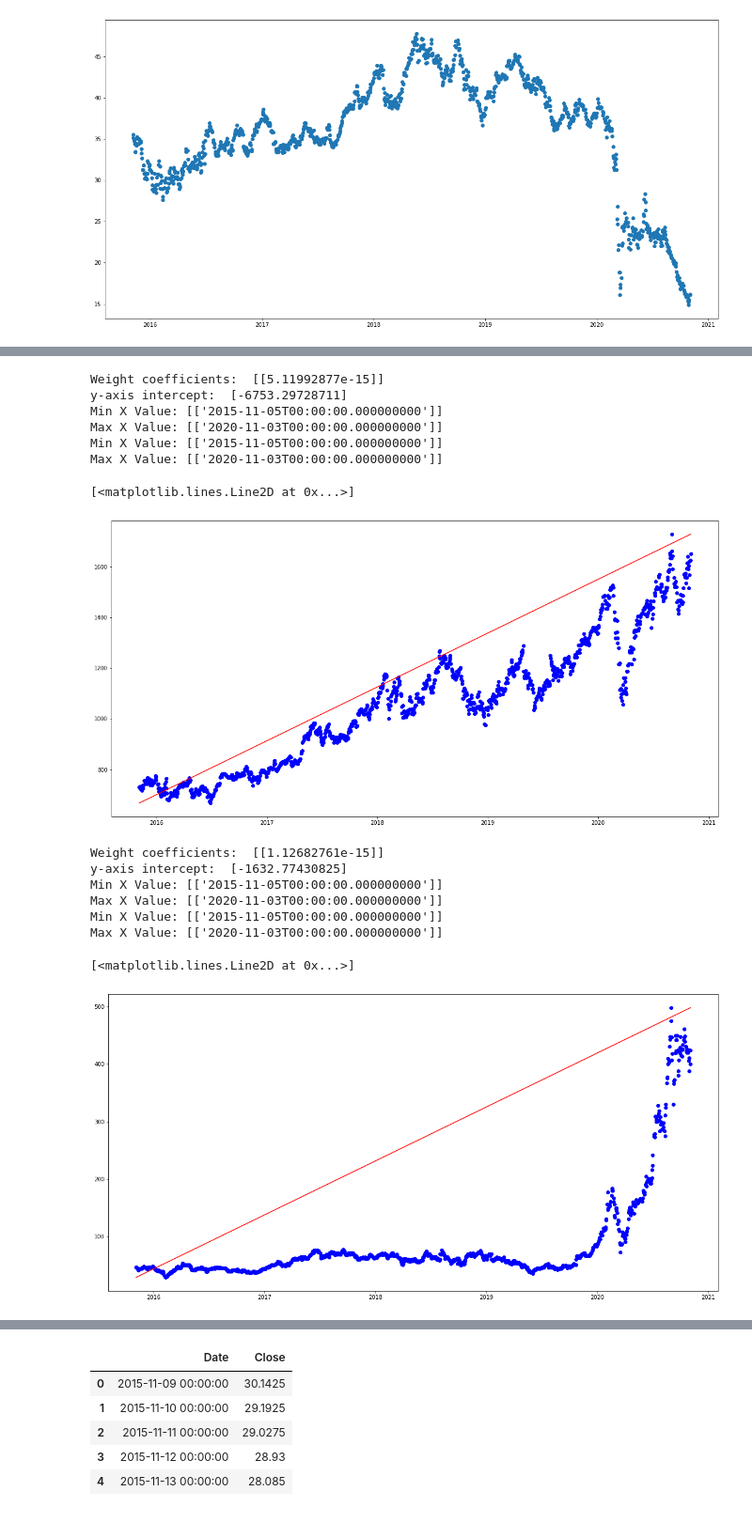
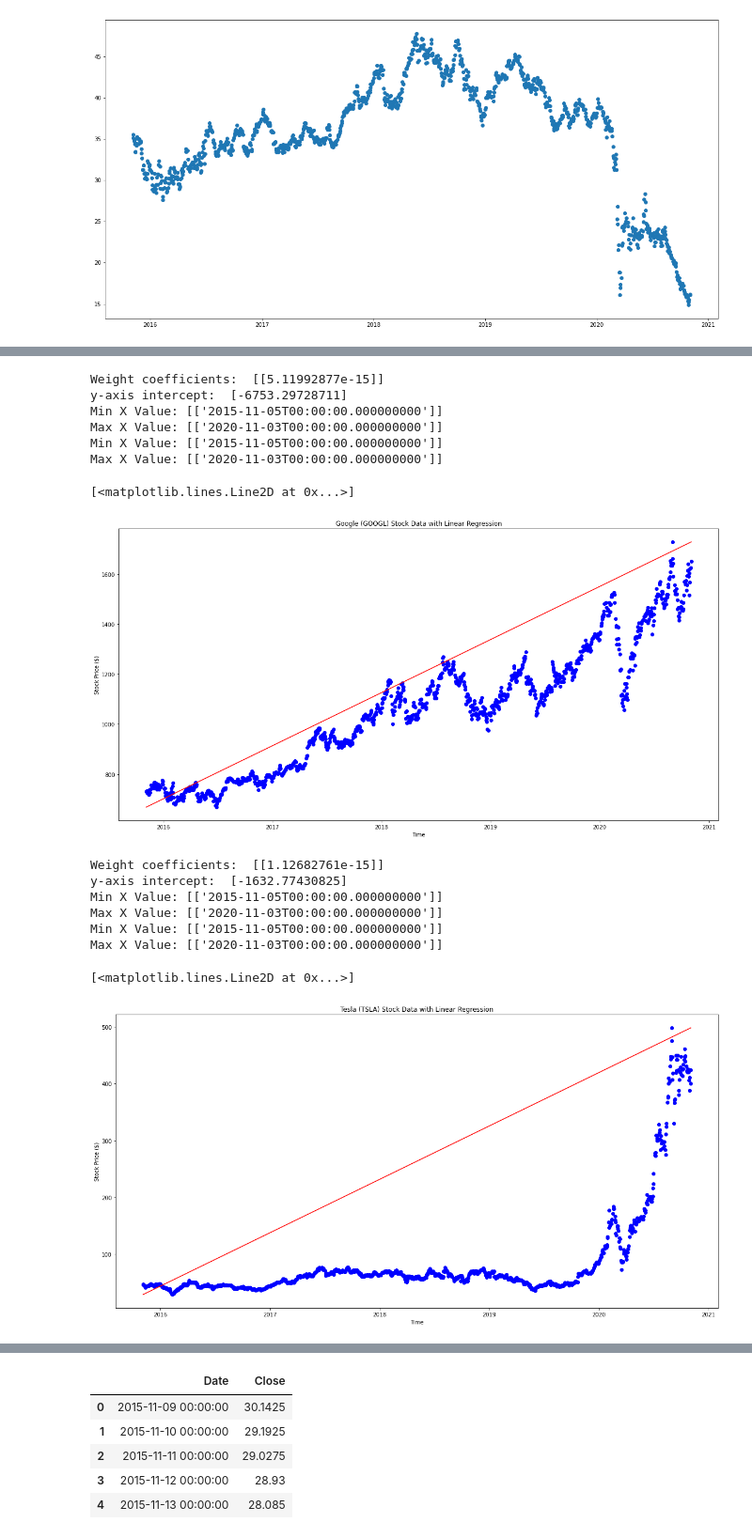
Before and after one commit to rjcline07/Final_Project, a Jupyter notebook: model.ipynb, the cells around one changed output, grey strips where cells are left out. Shown at 94% size. Cells and saved outputs as stored; diff of their text form; code cells hidden in the pictures.

```diff
--- a/model.ipynb
+++ b/model.ipynb
@@ -417,6 +426,9 @@ print(f"Min X Value: {Googlex_min}")
 print(f"Max X Value: {Googlex_max}")
 
 plt.scatter(GoogleX, Googley, c='blue')
+plt.title("Google (GOOGL) Stock Data with Linear Regression")
+plt.xlabel("Time")
+plt.ylabel("Stock Price ($)")
 plt.plot([Googlex_min[0], Googlex_max[0]], [Googley_min[0], Googley_max[0]], c='red')
 # %% [output]
 Weight coefficients:  [[5.11992877e-15]]
@@ -426,33 +438,36 @@ Max X Value: [['2020-11-03T00:00:00.000000000']]
 Min X Value: [['2015-11-05T00:00:00.000000000']]
 Max X Value: [['2020-11-03T00:00:00.000000000']]
 [<matplotlib.lines.Line2D at 0x...>]
-[figure, old version]
+[figure, new version]
 # %%
 Teslamodel = LinearRegression()
 Teslamodel.fit(TeslaX, Teslay)
 print('Weight coefficients: ', Teslamodel.coef_)
 print('y-axis intercept: ', Teslamodel.intercept_)
 
 Teslax_min = np.array([[TeslaX.min()]])
 Teslax_max = np.array([[TeslaX.max()]])
 print(f"Min X Value: {Teslax_min}")
 print(f"Max X Value: {Teslax_max}")
 Teslay_min = np.array([[Teslay.min()]])
 Teslay_max = np.array([[Teslay.max()]])
 print(f"Min X Value: {Teslax_min}")
 print(f"Max X Value: {Teslax_max}")
 
 plt.scatter(TeslaX, Teslay, c='blue')
+plt.title("Tesla (TSLA) Stock Data with Linear Regression")
+plt.xlabel("Time")
+plt.ylabel("Stock Price ($)")
 plt.plot([Teslax_min[0], Teslax_max[0]], [Teslay_min[0], Teslay_max[0]], c='red')
 # %% [output]
 Weight coefficients:  [[1.12682761e-15]]
 y-axis intercept:  [-1632.77430825]
 Min X Value: [['2015-11-05T00:00:00.000000000']]
 Max X Value: [['2020-11-03T00:00:00.000000000']]
 Min X Value: [['2015-11-05T00:00:00.000000000']]
 Max X Value: [['2020-11-03T00:00:00.000000000']]
 [<matplotlib.lines.Line2D at 0x...>]
-[figure, old version]
+[figure, new version]
 # %%
 Microsoftmodel = LinearRegression()
 Microsoftmodel.fit(MicrosoftX, Microsofty)
```
Also changed, not shown: parts of 10 cells of this notebook.
